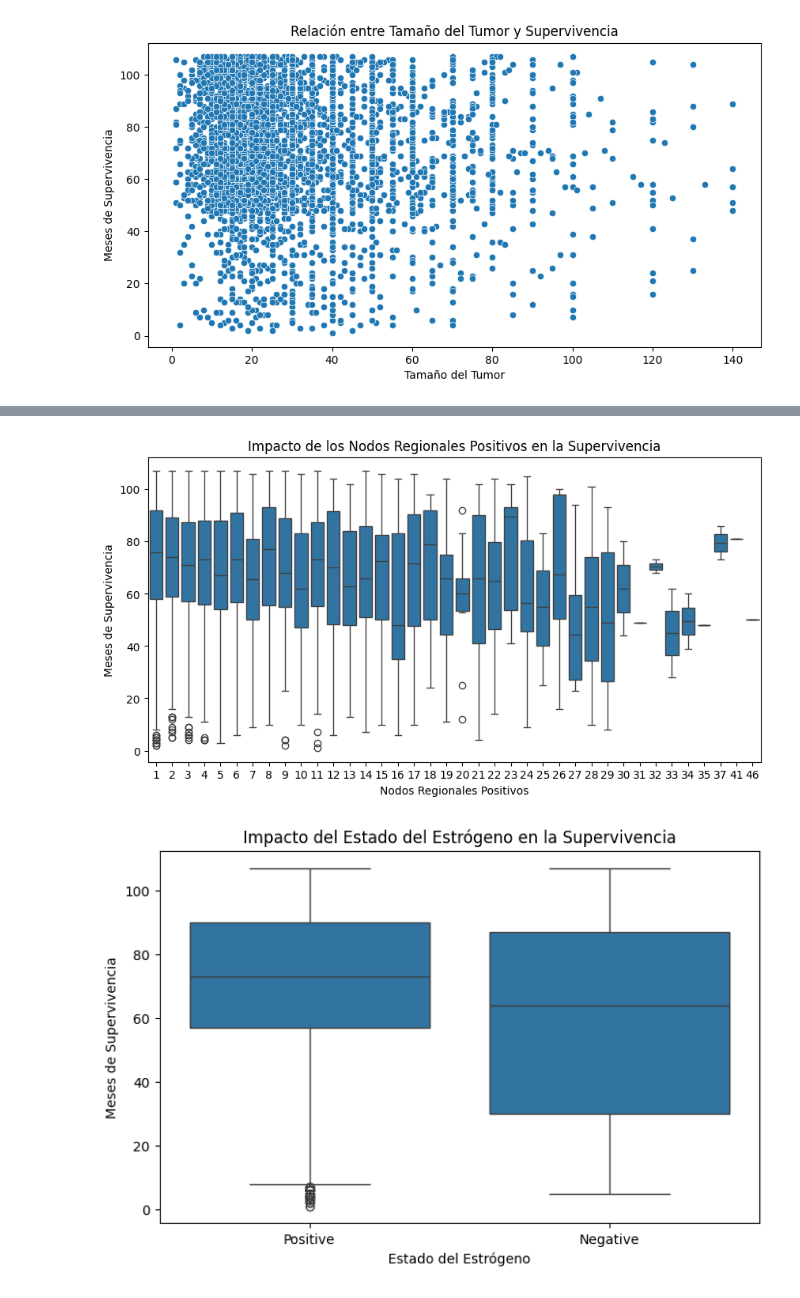
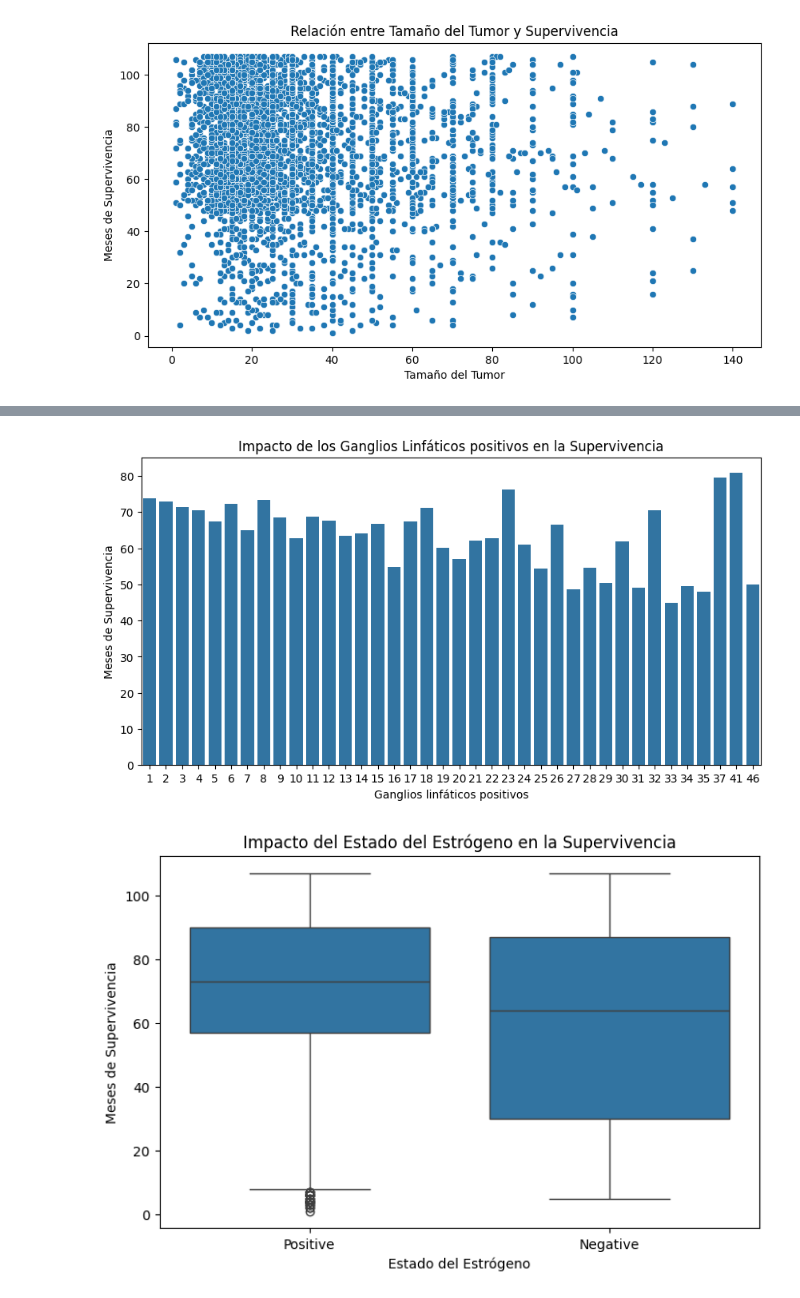
Before and after one commit to davidsc2024/cancer_dataset, a Jupyter notebook: breast_cancer.ipynb, the cells around one changed output, grey strips where cells are left out. Saved outputs shown, nothing was run; the diff lists cells and outputs as text; code cells hidden in the pictures.

```diff
--- a/breast_cancer.ipynb
+++ b/breast_cancer.ipynb
@@ -123,13 +115,12 @@ plt.show()
-# %%
-# Impacto de los Nodos Regionales Positivos en la Supervivencia
-plt.figure(figsize=(10, 5))
-sns.boxplot(x=df["Reginol Node Positive"], y=df["Survival Months"])
-plt.xlabel("Nodos Regionales Positivos")
-plt.ylabel("Meses de Supervivencia")
-plt.title("Impacto de los Nodos Regionales Positivos en la Supervivencia")
-plt.show()
-# %% [output]
-[figure, removed]
+# %%
+plt.figure(figsize=(10, 5))
+sns.barplot(x=df["Reginol Node Positive"], y=df["Survival Months"], errorbar=None)
+plt.xlabel("Ganglios linfáticos positivos")
+plt.ylabel("Meses de Supervivencia")
+plt.title("Impacto de los Ganglios Linfáticos positivos en la Supervivencia")
+plt.show()
+# %% [output]
+[figure, added]
 # %%
 # Crear el gráfico
 plt.figure(figsize=(8, 5))
```
Also changed, not shown: parts of 6 cells of this notebook.
